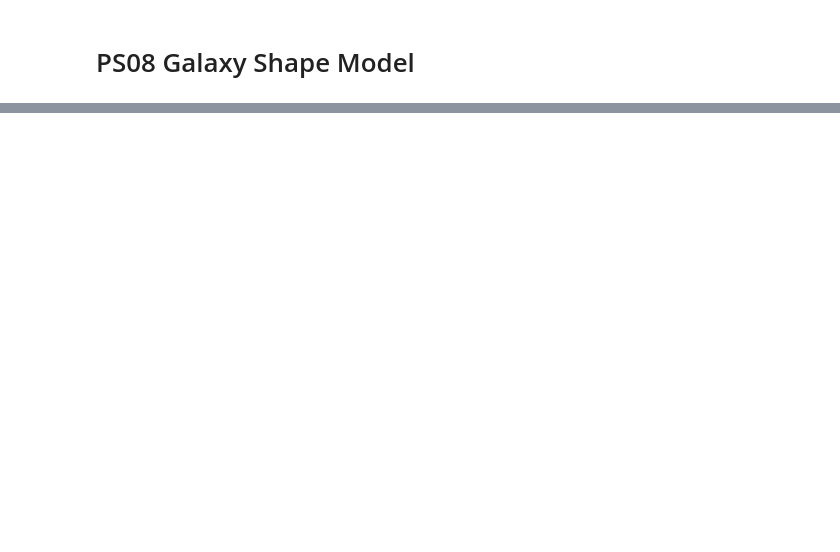
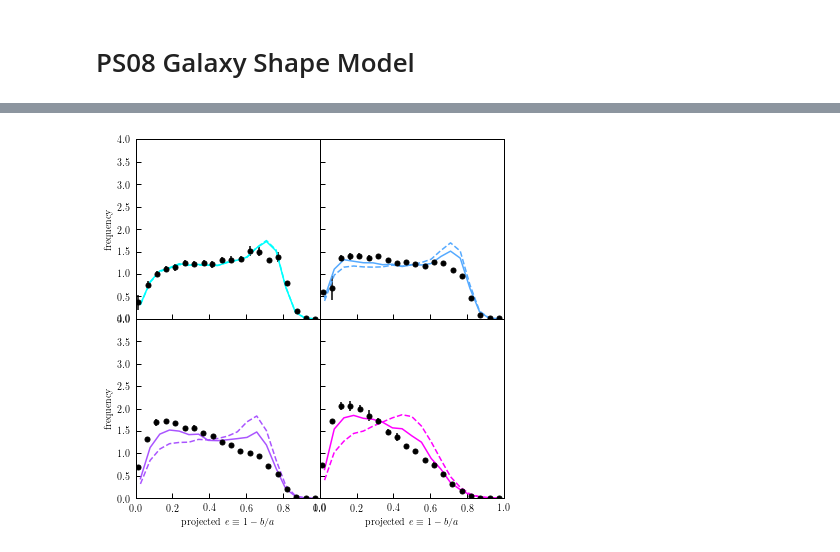
Before and after one commit to duncandc/galaxy_shapes, a Jupyter notebook: notebooks/PS08_shapes.ipynb, the cells around one changed output, grey strips where cells are left out. Cells and saved outputs as stored; diff of their text form; code cells hidden in the pictures; blank space fills up the shorter version.

```diff
--- a/notebooks/PS08_shapes.ipynb
+++ b/notebooks/PS08_shapes.ipynb
@@ -268,0 +246,65 @@ plt.show()
+# %%
+# load PS08 data
+from astropy.table import Table
+
+# open elliptical data
+t = Table.read('../data/PS08/figure_8a.dat', format='ascii')
+x1 = 1-t['b/a']
+y1 = t['normalized_frequency']
+err1 = np.fabs(t['error_+'] - t['error_-'])/2.0
+
+t = Table.read('../data/PS08/figure_8b.dat', format='ascii')
+x2 = 1-t['b/a']
+y2 = t['normalized_frequency']
+err2 = np.fabs(t['error_+'] - t['error_-'])/2.0
+
+t = Table.read('../data/PS08/figure_8c.dat', format='ascii')
+x3 = 1-t['b/a']
+y3 = t['normalized_frequency']
+err3 = np.fabs(t['error_+'] - t['error_-'])/2.0
+
+t = Table.read('../data/PS08/figure_8d.dat', format='ascii')
+x4 = 1-t['b/a']
+y4 = t['normalized_frequency']
+err4 = np.fabs(t['error_+'] - t['error_-'])/2.0
+
+colors = plt.cm.cool(np.linspace(0,1,4))
+
+fig, ((ax1, ax2), (ax3, ax4)) = plt.subplots(2, 2, sharex=True, sharey=True, figsize=(6.6,6.6))
+fig.subplots_adjust(hspace=0, wspace=0)
+
+l1, = ax1.plot(bin_centers, counts_1, color=colors[0])
+l1, = ax1.plot(bin_centers, counts_11, '--', color=colors[0])
+p1 = ax1.errorbar(x1, y1, yerr=err1, fmt='o', ms=5, color='black')
+ax1.set_xlim([0,1])
+ax1.set_ylim([0,4])
+ax1.set_xlabel(r'${\rm projected}~e \equiv 1 - b/a$')
+ax1.set_ylabel('frequency')
+
+l1, = ax2.plot(bin_centers, counts_2, color=colors[1])
+l1, = ax2.plot(bin_centers, counts_22, '--', color=colors[1])
+p1 = ax2.errorbar(x2, y2, yerr=err2, fmt='o', ms=5, color='black')
+ax2.set_xlim([0,1])
+ax2.set_ylim([0,4])
+#ax2.set_xlabel(r'${\rm projected}~e \equiv 1 - b/a$')
+#ax2.set_ylabel('frequency')
+
+l1, = ax3.plot(bin_centers, counts_3, color=colors[2])
+l1, = ax3.plot(bin_centers, counts_33, '--', color=colors[2])
+p1 = ax3.errorbar(x3, y3, yerr=err3, fmt='o', ms=5, color='black')
+ax3.set_xlim([0,1])
+ax3.set_ylim([0,4])
+ax3.set_xlabel(r'${\rm projected}~e \equiv 1 - b/a$')
+ax3.set_ylabel('frequency')
+
+l1, = ax4.plot(bin_centers, counts_4, color=colors[3])
+l1, = ax4.plot(bin_centers, counts_44, '--', color=colors[3])
+p1 = ax4.errorbar(x4, y4, yerr=err4, fmt='o', ms=5, color='black')
+ax4.set_xlim([0,1])
+ax4.set_ylim([0,4])
+ax4.set_xlabel(r'${\rm projected}~e \equiv 1 - b/a$')
+#ax4.set_ylabel('frequency')
+
+plt.show()
+# %% [output]
+[figure, added]
```
Also changed, not shown: parts of 15 cells of this notebook.
